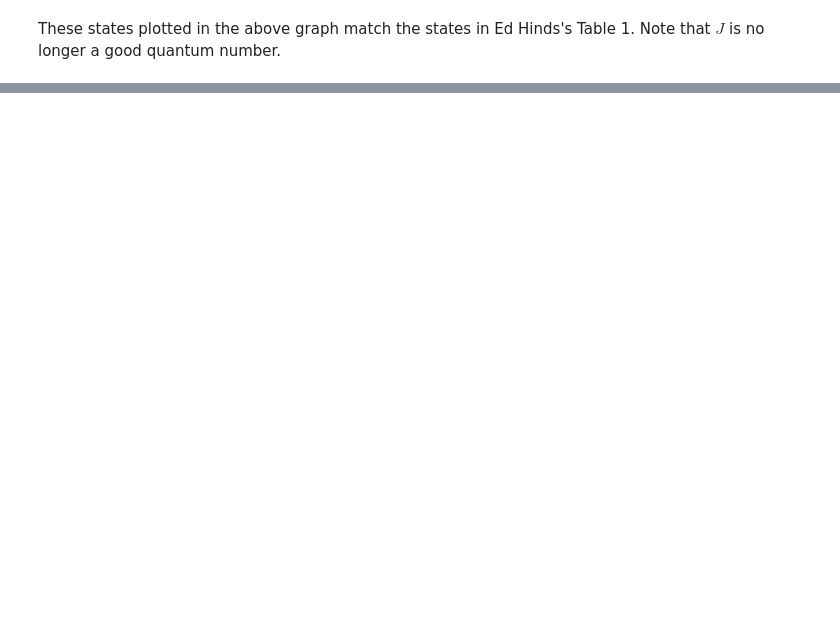
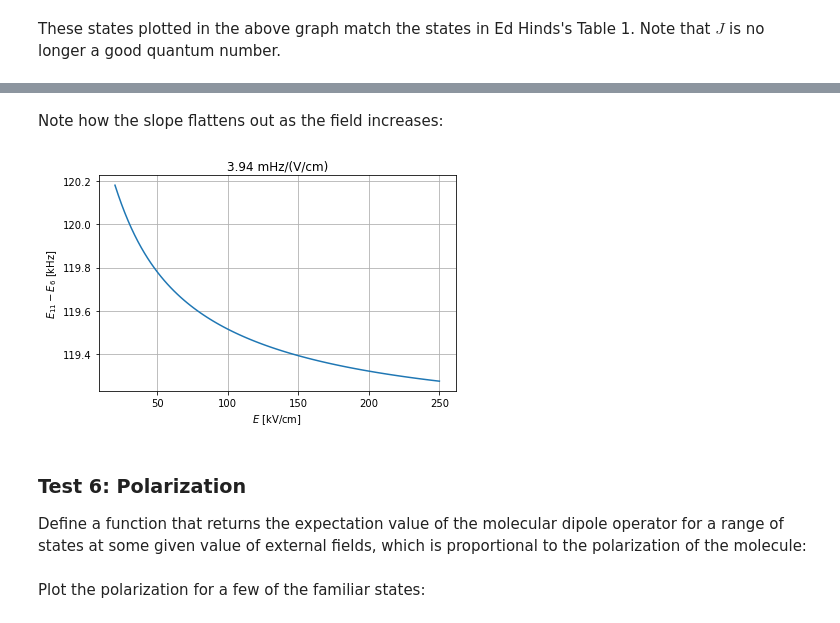
Before and after one commit to js216/TlF-ground-state-Hamiltonian, a Jupyter notebook: TlF Hyperfine Hamiltonian.ipynb, the cells around one changed output, grey strips where cells are left out. Saved outputs shown, nothing was run; the diff lists cells and outputs as text; code cells hidden in the pictures; blank space fills up the shorter version.

```diff
--- a/TlF Hyperfine Hamiltonian.ipynb
+++ b/TlF Hyperfine Hamiltonian.ipynb
@@ -918,0 +947,21 @@ These states plotted in the above graph match the states in Ed Hinds's Table 1.
+# %% [markdown]
+Note how the slope flattens out as the field increases:
+# %%
+E1, E2 = 20e3, 250e3
+Ez_arr = np.linspace(E1, E2,100)
+E_arr = spectrum(0*Ez_arr,0*Ez_arr,Ez_arr,0*Ez_arr,0*Ez_arr,0*Ez_arr, Hff_matrix=Hff_m)
+slope = 1e6*((E_arr[0,11]-E_arr[0,6])-(E_arr[-1,11]-E_arr[-1,6]))/(E2-E1)
+
+plt.plot(Ez_arr/1e3, (E_arr[:,11]-E_arr[:,6]))
+plt.title(str(round(slope,2))+" mHz/(V/cm)")
+plt.xlabel("$E$ [kV/cm]")
+plt.ylabel("$E_{11}-E_{6}$ [kHz]")
+plt.grid();
+
+plt.tight_layout()
+# %% [output]
+[figure, added]
+# %% [markdown]
+### Test 6: Polarization
+
+Define a function that returns the expectation value of the molecular dipole operator for a range of states at some given value of external fields, which is proportional to the polarization of the molecule:
@@ -918,0 +983,2 @@ These states plotted in the above graph match the states in Ed Hinds's Table 1.
+# %% [markdown]
+Plot the polarization for a few of the familiar states:
```
Also changed, not shown: parts of 28 cells of this notebook, 15 other files.
